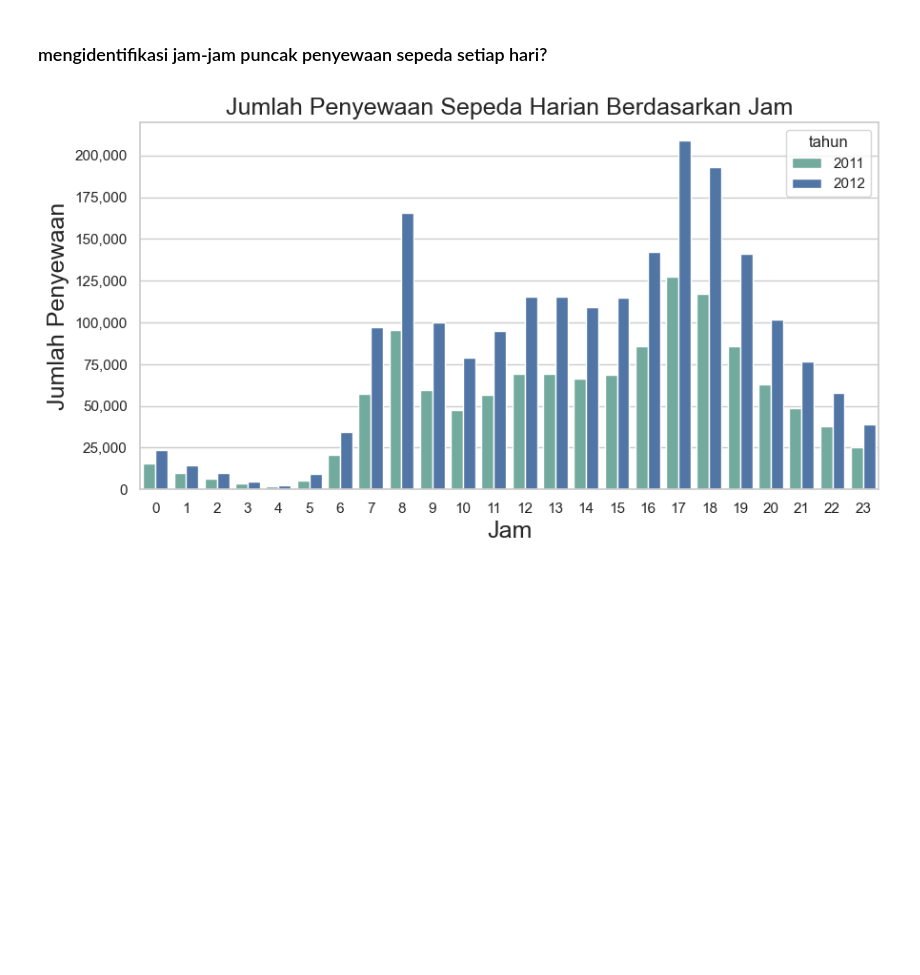
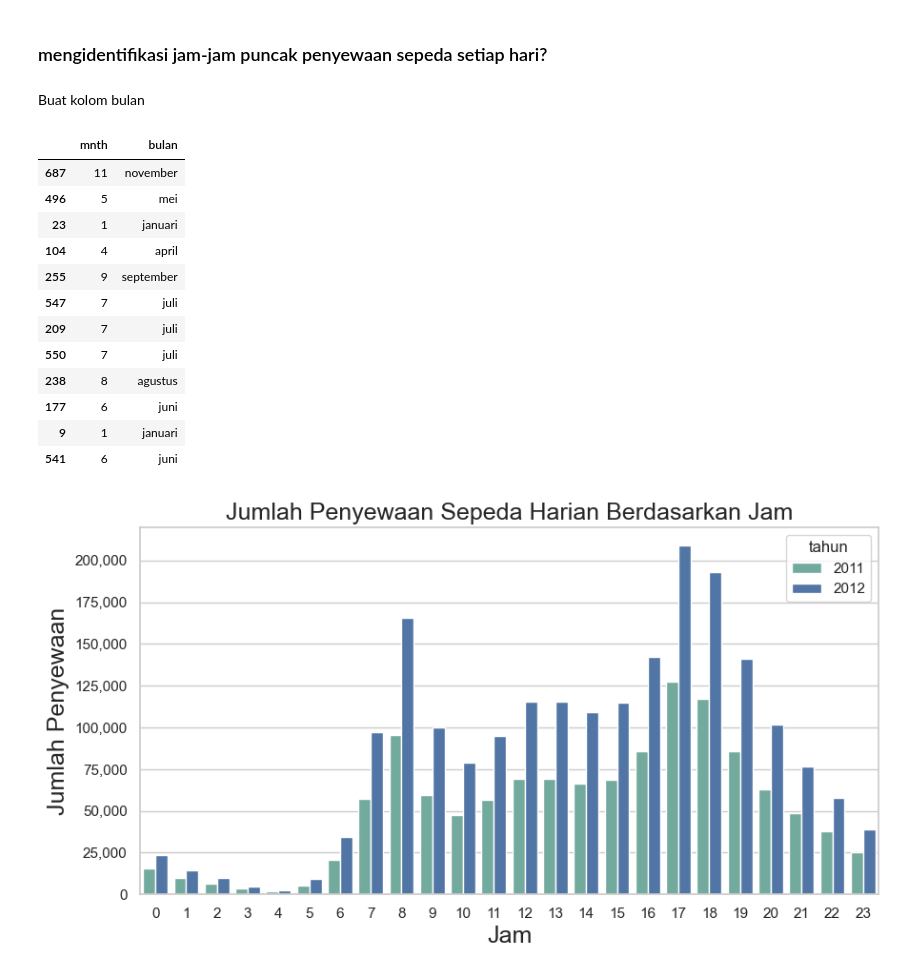
Before and after one commit to RizkiRdm/Analyze-Bike-Rental-Trends, a Jupyter notebook: Proyek_Analisis_Data.ipynb, the cells around one changed output. Saved outputs shown, nothing was run; the diff lists cells and outputs as text; code cells hidden in the pictures; blank space fills up the shorter version.

```diff
--- a/Proyek_Analisis_Data.ipynb
+++ b/Proyek_Analisis_Data.ipynb
@@ -738,6 +739,44 @@ Insight
 - Jumlah penyewaan sepeda didominasi pada hari kerja dibandingkan akhir pekan.
 # %% [markdown]
 ### mengidentifikasi jam-jam puncak penyewaan sepeda setiap hari?
+# %% [markdown]
+Buat kolom bulan
+# %%
+
+weather_mapping = {
+    1: 'januari',
+    2: 'februari',
+    3: 'maret',
+    4: 'april',
+    5: 'mei',
+    6: 'juni',
+    7: 'juli',
+    8: 'agustus',
+    9: 'september',
+    10: 'oktober',
+    11: 'november',
+    12: 'desember',
+}
+
+# Create the 'cuaca' column using the mapping
+bike_data_day['bulan'] = bike_data_day['mnth'].map(weather_mapping)
+
+# Display the updated DataFrame to verify the changes
+bike_data_day[['mnth', 'bulan']].sample(12)
+# %% [output]
+|  | mnth | bulan |
+| 687 | 11 | november |
+| 496 | 5 | mei |
+| 23 | 1 | januari |
+| 104 | 4 | april |
+| 255 | 9 | september |
+| 547 | 7 | juli |
+| 209 | 7 | juli |
+| 550 | 7 | juli |
+| 238 | 8 | agustus |
+| 177 | 6 | juni |
+| 9 | 1 | januari |
+| 541 | 6 | juni |
 # %%
 # @title buat kolom baru bernama "tahun" di data bike_data_hour
 
```
Also changed, not shown: parts of 7 cells of this notebook, 1 other file.
